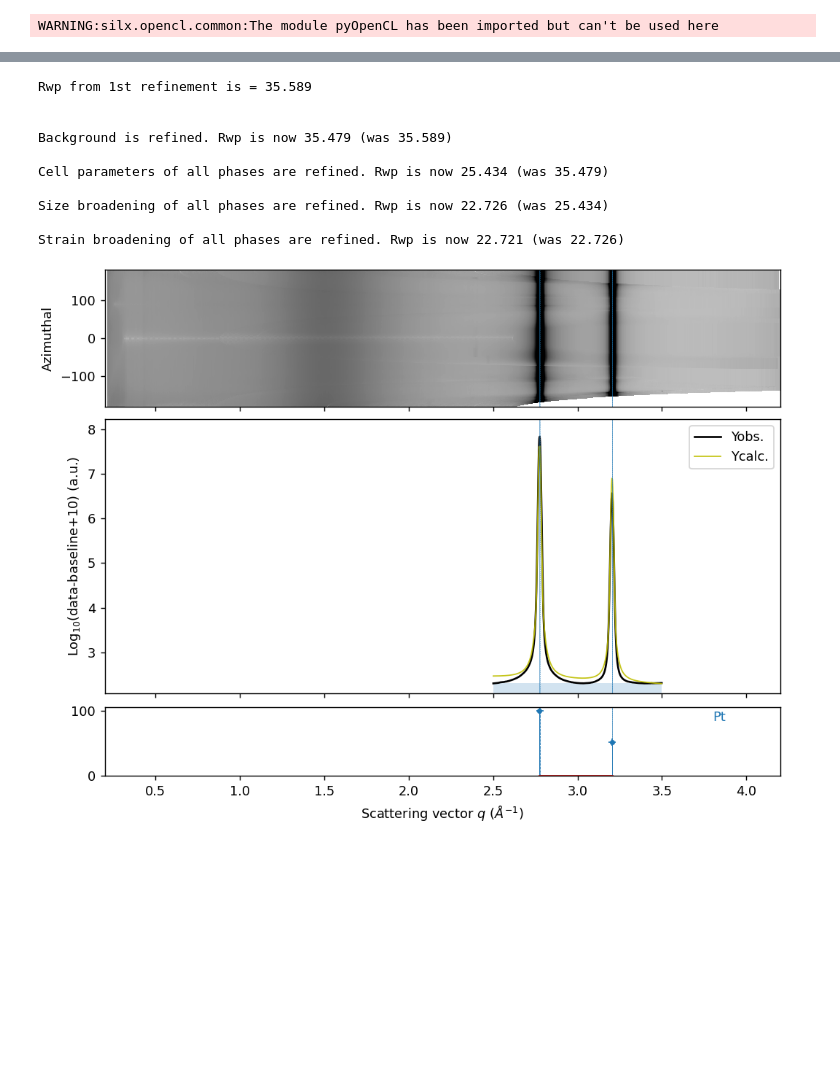
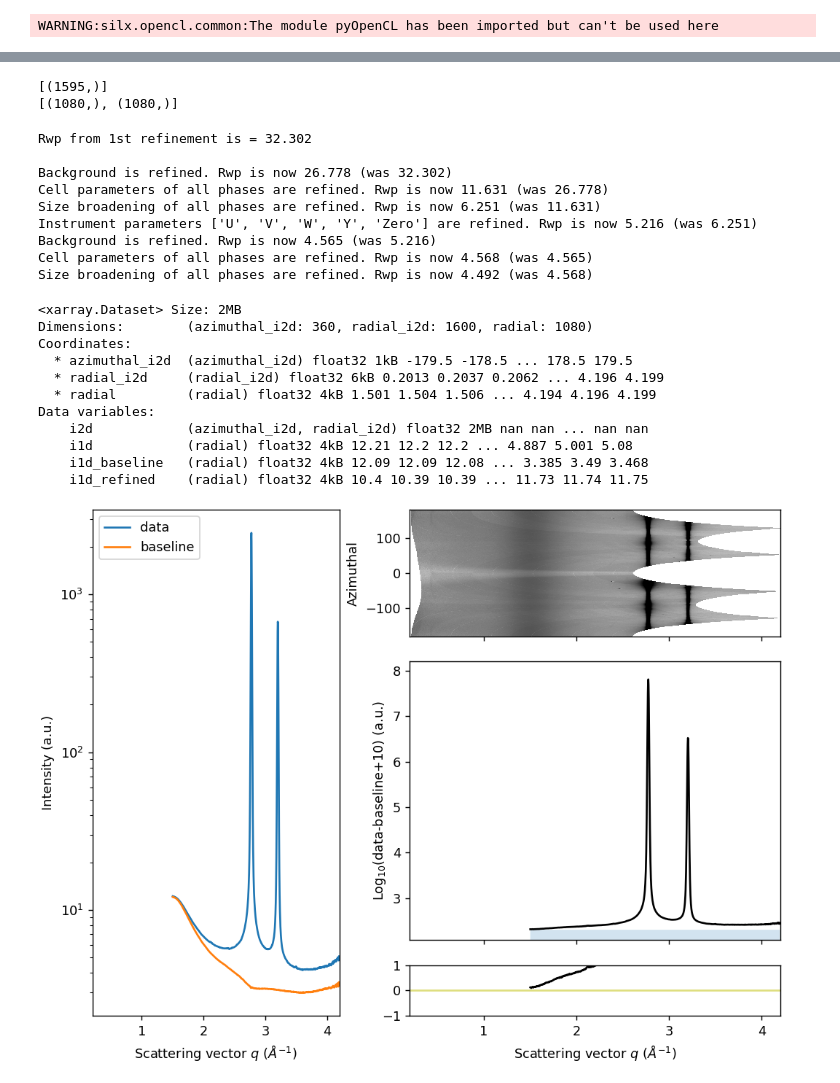
Before and after one commit to MehmetTopsakal/easyXRD, a Jupyter notebook: examples/ZrH-sample/refiner.ipynb, the cells around one changed output, grey strips where cells are left out. Cells and saved outputs as stored; diff of their text form; code cells hidden in the pictures; blank space fills up the shorter version.

```diff
--- a/examples/ZrH-sample/refiner.ipynb
+++ b/examples/ZrH-sample/refiner.ipynb
@@ -195,32 +206,53 @@ Background is refined. Rwp is now 3.486 (was 3.486)
 # %%
-
 sample_Pt.get_baseline(i1d_bkg=sample_Blank.ds.i1d,
                     arpls_lam=1e5,
-                    roi_radial_range=[2.5,3.5],
-                    # roi_azimuthal_range=[0,90],
-                    plot=False)
+                    use_arpls=False,
+                    roi_radial_range=[1.5,4.2],
+                    # roi_azimuthal_range=[-14,14],
+                    plot=True)
 
-sample_Pt.load_phases(phases=phases_Pt,plot=False)
+sample_Pt.load_phases(phases=phases_Pt,plot=True)
 
 
 sample_Pt.setup_gsas2_calculator(instprm_from_gpx='gsas_LaB6.gpx')
-# sample_Pt.set_LeBail()
+sample_Pt.set_LeBail()
 
-sample_Pt.refine_background(num_coeffs=2)
+sample_Pt.refine_background(num_coeffs=5)
 sample_Pt.refine_cell_params()
 sample_Pt.refine_size_broadening()
-sample_Pt.refine_strain_broadening()
+# sample_Dogbone.refine_strain_broadening()
+
+
+
+sample_Pt.refine_inst_parameters(inst_pars_to_refine=['U', 'V', 'W', 'Y', 'Zero'])
+sample_Pt.refine_background(num_coeffs=5)
+sample_Pt.refine_cell_params()
+sample_Pt.refine_size_broadening()
 
 sample_Pt.plot_refinement()
+
+sample_Pt.ds
 # %% [output]
-Rwp from 1st refinement is = 35.589
-
-
-Background is refined. Rwp is now 35.479 (was 35.589)
-
-Cell parameters of all phases are refined. Rwp is now 25.434 (was 35.479)
-
-Size broadening of all phases are refined. Rwp is now 22.726 (was 25.434)
-
-Strain broadening of all phases are refined. Rwp is now 22.721 (was 22.726)
+[(1595,)]
+[(1080,), (1080,)]
+Rwp from 1st refinement is = 32.302
+
+Background is refined. Rwp is now 26.778 (was 32.302)
+Cell parameters of all phases are refined. Rwp is now 11.631 (was 26.778)
+Size broadening of all phases are refined. Rwp is now 6.251 (was 11.631)
+Instrument parameters ['U', 'V', 'W', 'Y', 'Zero'] are refined. Rwp is now 5.216 (was 6.251)
+Background is refined. Rwp is now 4.565 (was 5.216)
+Cell parameters of all phases are refined. Rwp is now 4.568 (was 4.565)
+Size broadening of all phases are refined. Rwp is now 4.492 (was 4.568)
+<xarray.Dataset> Size: 2MB
+Dimensions:        (azimuthal_i2d: 360, radial_i2d: 1600, radial: 1080)
+Coordinates:
+  * azimuthal_i2d  (azimuthal_i2d) float32 1kB -179.5 -178.5 ... 178.5 179.5
+  * radial_i2d     (radial_i2d) float32 6kB 0.2013 0.2037 0.2062 ... 4.196 4.199
+  * radial         (radial) float32 4kB 1.501 1.504 1.506 ... 4.194 4.196 4.199
+Data variables:
+    i2d            (azimuthal_i2d, radial_i2d) float32 2MB nan nan ... nan nan
+    i1d            (radial) float32 4kB 12.21 12.2 12.2 ... 4.887 5.001 5.08
+    i1d_baseline   (radial) float32 4kB 12.09 12.09 12.08 ... 3.385 3.49 3.468
+    i1d_refined    (radial) float32 4kB 10.4 10.39 10.39 ... 11.73 11.74 11.75
-[figure, old version]
+[figure, new version]
```
Also changed, not shown: parts of 7 cells of this notebook, 21 other files.
